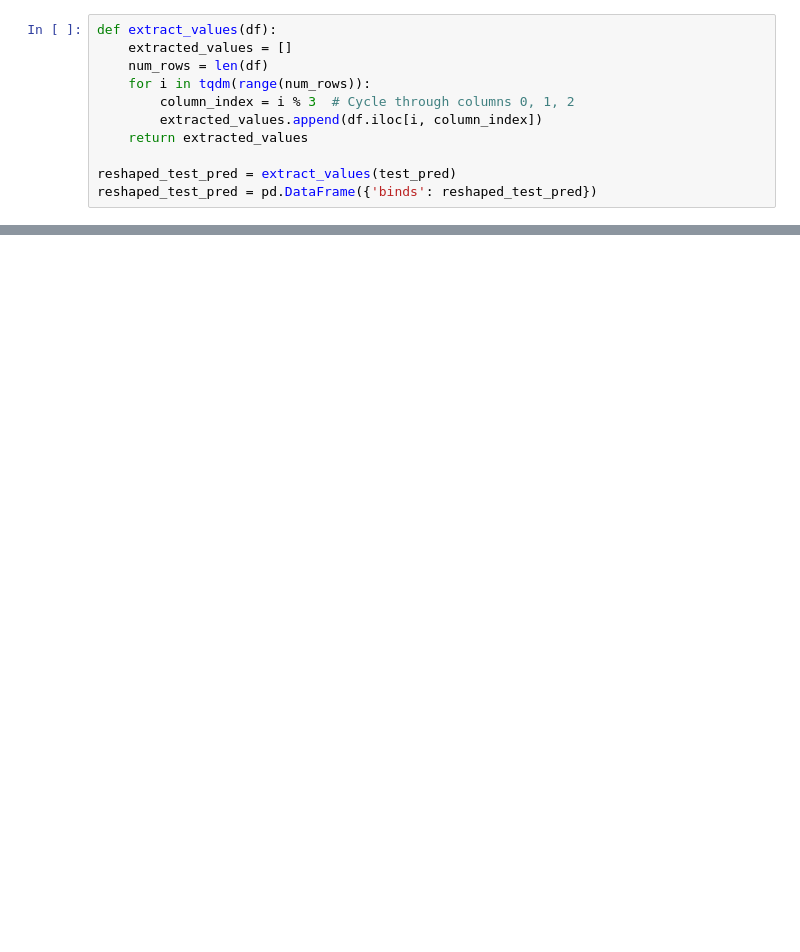
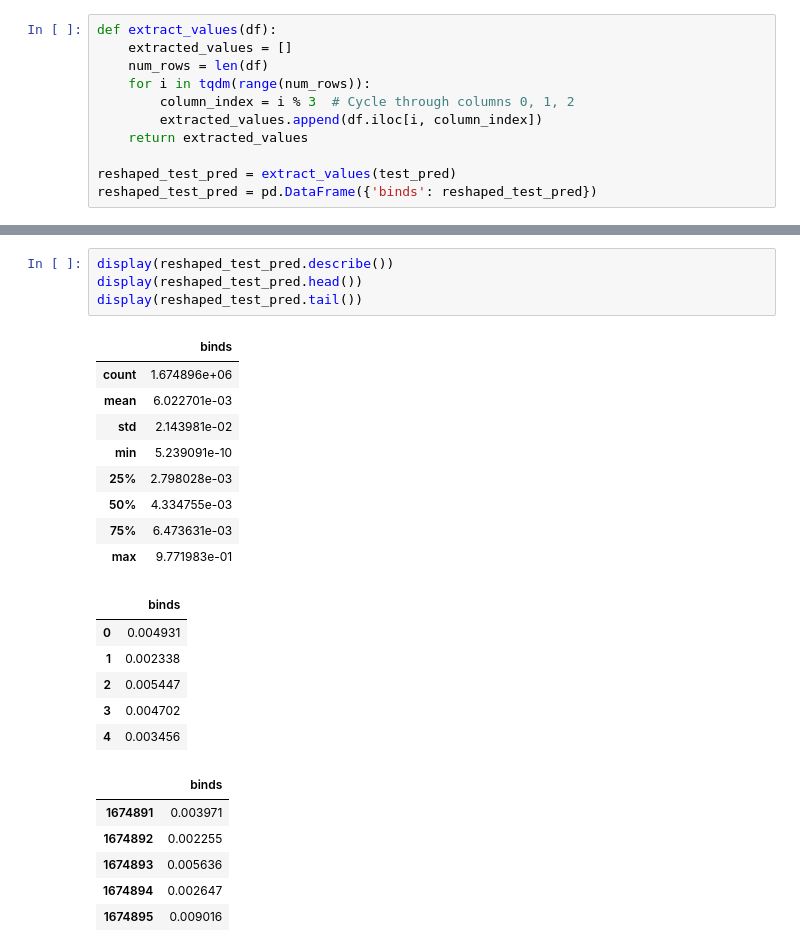
Before and after one commit to yuto-m12/Kaggle_NeurIPS2024, a Jupyter notebook: neurips/models/train_Mamba.ipynb, the cells around one changed output, grey strips where cells are left out. Saved outputs shown, nothing was run; the diff lists cells and outputs as text; blank space fills up the shorter version.

```diff
--- a/neurips/models/train_Mamba.ipynb
+++ b/neurips/models/train_Mamba.ipynb
@@ -625,2 +649,28 @@ print(len(reshaped_test_pred))
 1674896
+# %%
+display(reshaped_test_pred.describe())
+display(reshaped_test_pred.head())
+display(reshaped_test_pred.tail())
+# %% [output]
+|  | binds |
+| count | 1.674896e+06 |
+| mean | 6.022701e-03 |
+| std | 2.143981e-02 |
+| min | 5.239091e-10 |
+| 25% | 2.798028e-03 |
+| 50% | 4.334755e-03 |
+| 75% | 6.473631e-03 |
+| max | 9.771983e-01 |
+|  | binds |
+| 0 | 0.004931 |
+| 1 | 0.002338 |
+| 2 | 0.005447 |
+| 3 | 0.004702 |
+| 4 | 0.003456 |
+|  | binds |
+| 1674891 | 0.003971 |
+| 1674892 | 0.002255 |
+| 1674893 | 0.005636 |
+| 1674894 | 0.002647 |
+| 1674895 | 0.009016 |
 # %%
```
Also changed, not shown: parts of 26 cells of this notebook, 1 other file.
